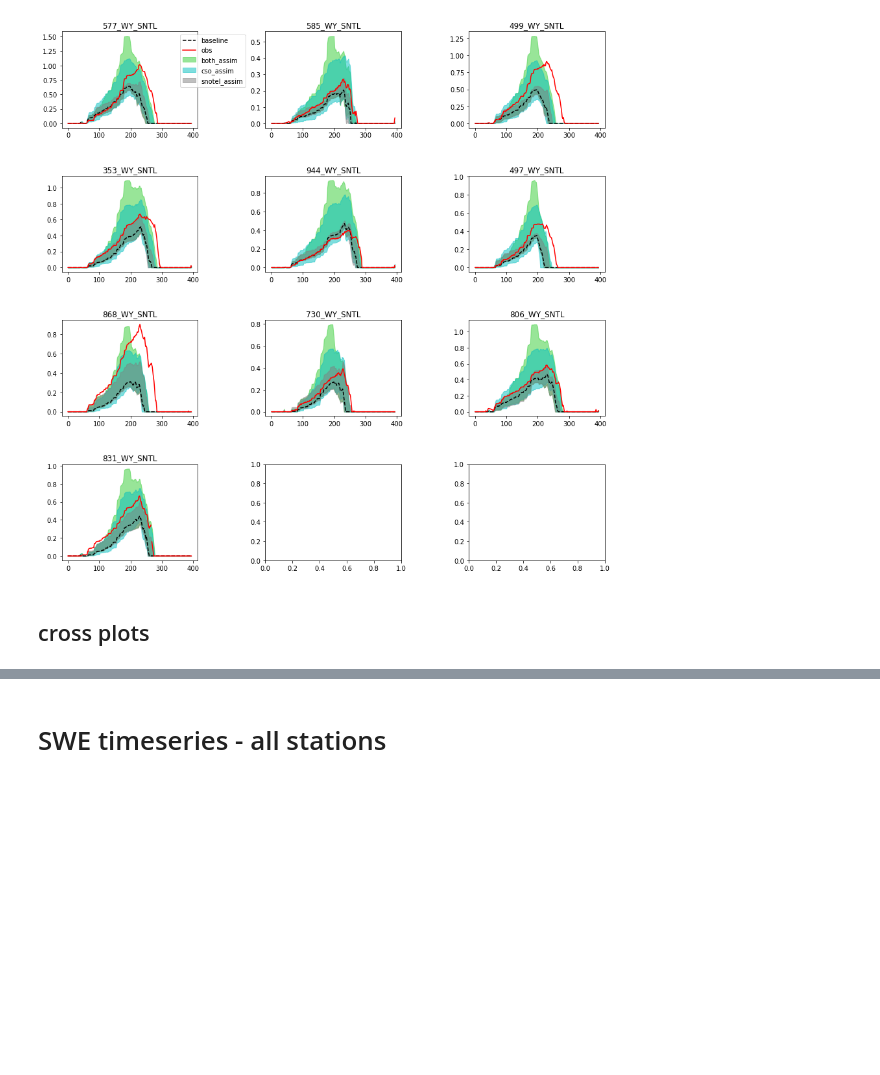
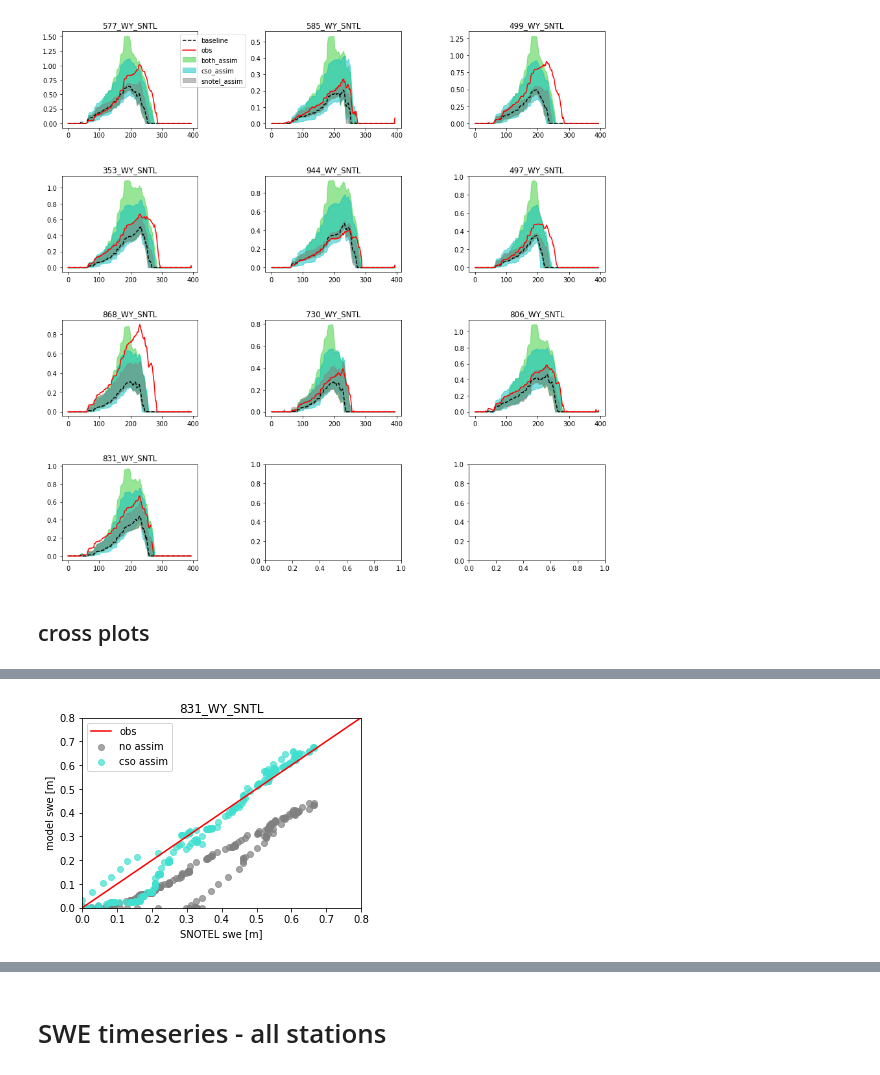
Before and after one commit to snowmodel-tools/assimilation_python, a Jupyter notebook: 05_figures.ipynb, the cells around one changed output, grey strips where cells are left out. Saved outputs shown, nothing was run; the diff lists cells and outputs as text; code cells hidden in the pictures; blank space fills up the shorter version.

```diff
--- a/05_figures.ipynb
+++ b/05_figures.ipynb
@@ -820,0 +878,25 @@ fig.savefig(path, dpi=300)
+# %%
+fig, axs = plt.subplots(figsize=(5, 3.5),facecolor='w', edgecolor='k')
+fig.subplots_adjust(hspace = .5, wspace=.5)
+
+obs_swe = data.obs.values
+base_swe = data.no_assim.values
+cso_swe = data.cso_assim.values
+
+vals = np.arange(0,1.2,.1)
+axs.plot(vals,vals,label = 'obs', color = 'r')
+axs.scatter(obs_swe,base_swe,label='no assim',color = 'grey',alpha=.7,edgecolors=None,s=6**2)
+axs.scatter(obs_swe,cso_swe,label='cso assim',color = 'turquoise',alpha=.7, edgecolors=None,s=6**2)
+axs.set_title(nam)
+axs.set_xlabel('SNOTEL swe [m]')
+axs.set_ylabel('model swe [m]')
+
+axs.set_ylim([0, 0.8])
+axs.set_xlim([0, 0.8])
+
+axs.legend()
+
+path = 'crossplot_wy'+str(water_year)+'.png'
+fig.savefig(path, dpi=300)
+# %% [output]
+[figure, added]
```
Also changed, not shown: parts of 17 cells of this notebook, 26 other files.
